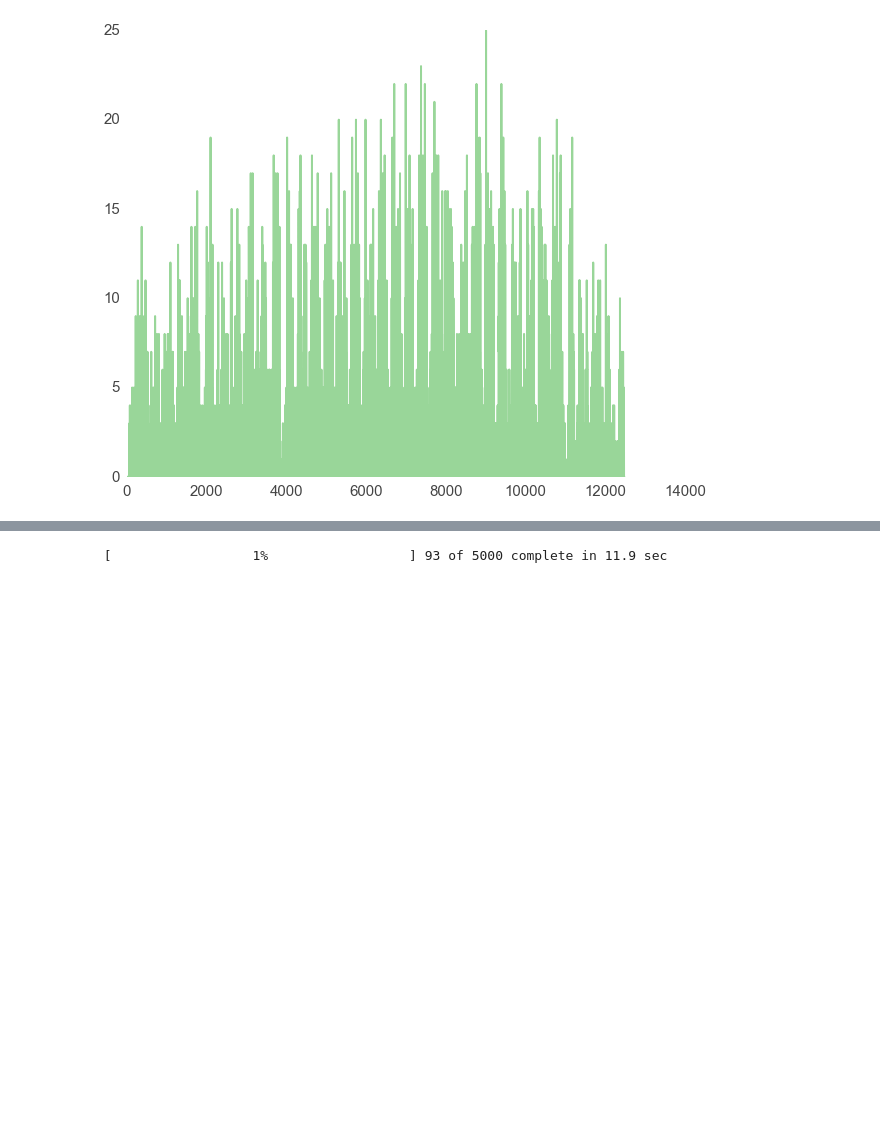
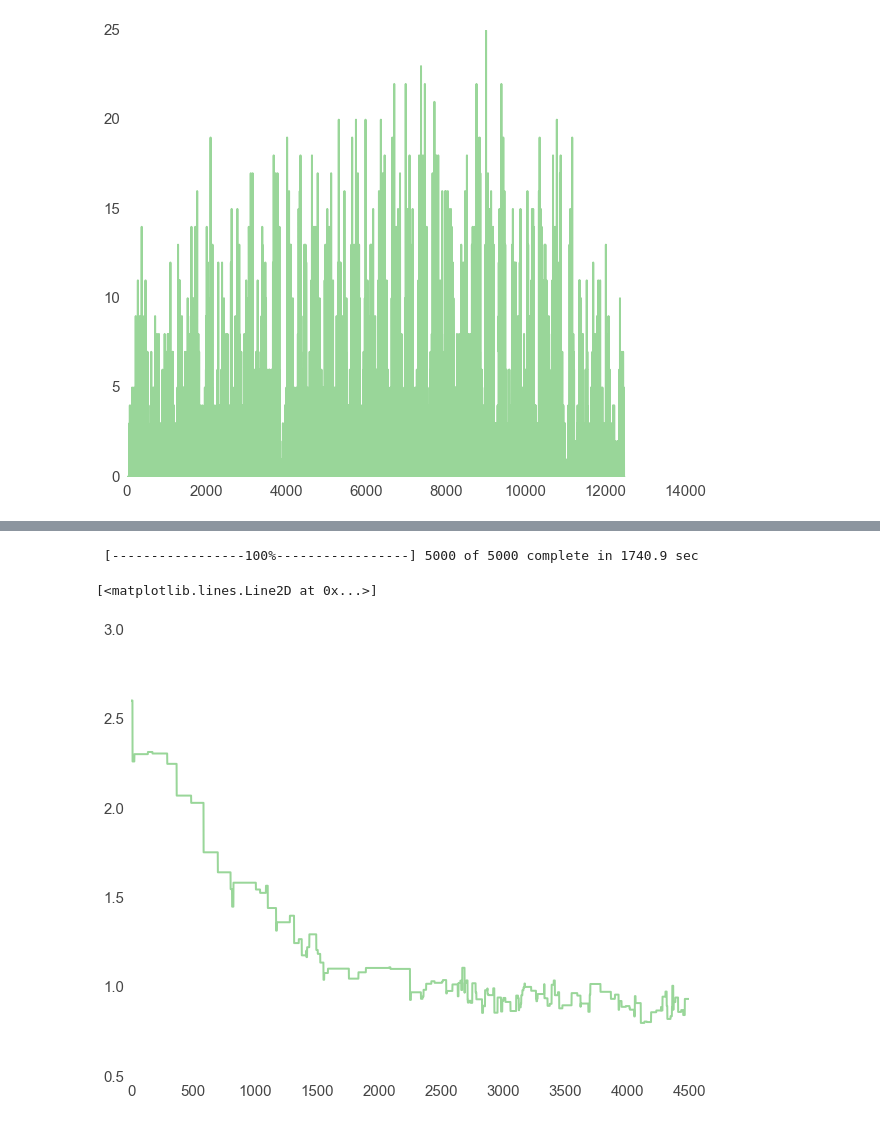
Before and after one commit to am207Hubway/final_project, a Jupyter notebook: Time Series.ipynb, the cells around one changed output, grey strips where cells are left out. Saved outputs shown, nothing was run; the diff lists cells and outputs as text; code cells hidden in the pictures; blank space fills up the shorter version.

```diff
--- a/Time Series.ipynb
+++ b/Time Series.ipynb
@@ -160,10 +113,11 @@ tsaplots.plot_acf(timeseries_matrix_30minute_out, lags=10);
 # %%
 #estimate these
-N = len(timeseries_matrix_30minute_out[:500])
+N = len(timeseries_matrix_30minute_out[:1440])
+AR = 5
 
-# a1n(xn-1) + a2n(xn-2) + a3n(xn-3) +a4n(xn-4) + a5n(xn-5) + a6n(xn-6)
+# a1n(xn-1) + a2n(xn-2) + a3n(xn-3) +a4n(xn-4) + a5n(xn-5)
 
-alphas = pm.Container([pm.Uniform('alpha_%i' %i,lower = -10,upper = 10) for i in range((N-6)*6)])
+alphas = pm.Container([pm.Uniform('alpha_%i' %i,lower = -10,upper = 10) for i in range((N-AR)*AR)])
 
 sigma_squared = pm.Uniform('sigma_squared',lower=0,upper=10)
 
@@ -171,17 +125,21 @@ mus = pm.Container([alphas[i]*timeseries_matrix_30minute_out[i-1] + \
                     alphas[i+1]*timeseries_matrix_30minute_out[i-2] + \
                     alphas[i+2]*timeseries_matrix_30minute_out[i-3] + \
                     alphas[i+3]*timeseries_matrix_30minute_out[i-4] + \
-                    alphas[i+4]*timeseries_matrix_30minute_out[i-5] + \
-                    alphas[i+5]*timeseries_matrix_30minute_out[i-6] \
-                    for i in range(6,N)])
+                    alphas[i+4]*timeseries_matrix_30minute_out[i-5] \
+                    for i in range(AR,N)])
 
 #init_likelihood = pm.Normal('init_likelihood', mu = 0, tau = 1/sigma_squared, value = timeseries_matrix_30minute_out[0], observed = True)
 
-likelihood = pm.Container([pm.Normal('likelihood_%i' %i, mu = mus[i-6], tau = 1.0/sigma_squared, value = timeseries_matrix_30minute_out[i], observed = True) for i in range (6,N)])
+likelihood = pm.Container([pm.Normal('likelihood_%i' %i, mu = mus[i-AR], tau = 1.0/sigma_squared, value = timeseries_matrix_30minute_out[i], observed = True) for i in range (AR,N)])
 
 posterior = pm.Model([alphas, mus, sigma_squared, likelihood])
 
 mcmc = pm.MCMC(posterior)
 mcmc.sample(iter=5000,burn=500)
 # %% [output]
- [                  1%                  ] 93 of 5000 complete in 11.9 sec
+ [-----------------100%-----------------] 5000 of 5000 complete in 1740.9 sec
+# %%
+plt.plot(sigma_squared.trace())
+# %% [output]
+[<matplotlib.lines.Line2D at 0x...>]
+[figure, added]
```
Also changed, not shown: parts of 11 cells of this notebook, 1 other file.
